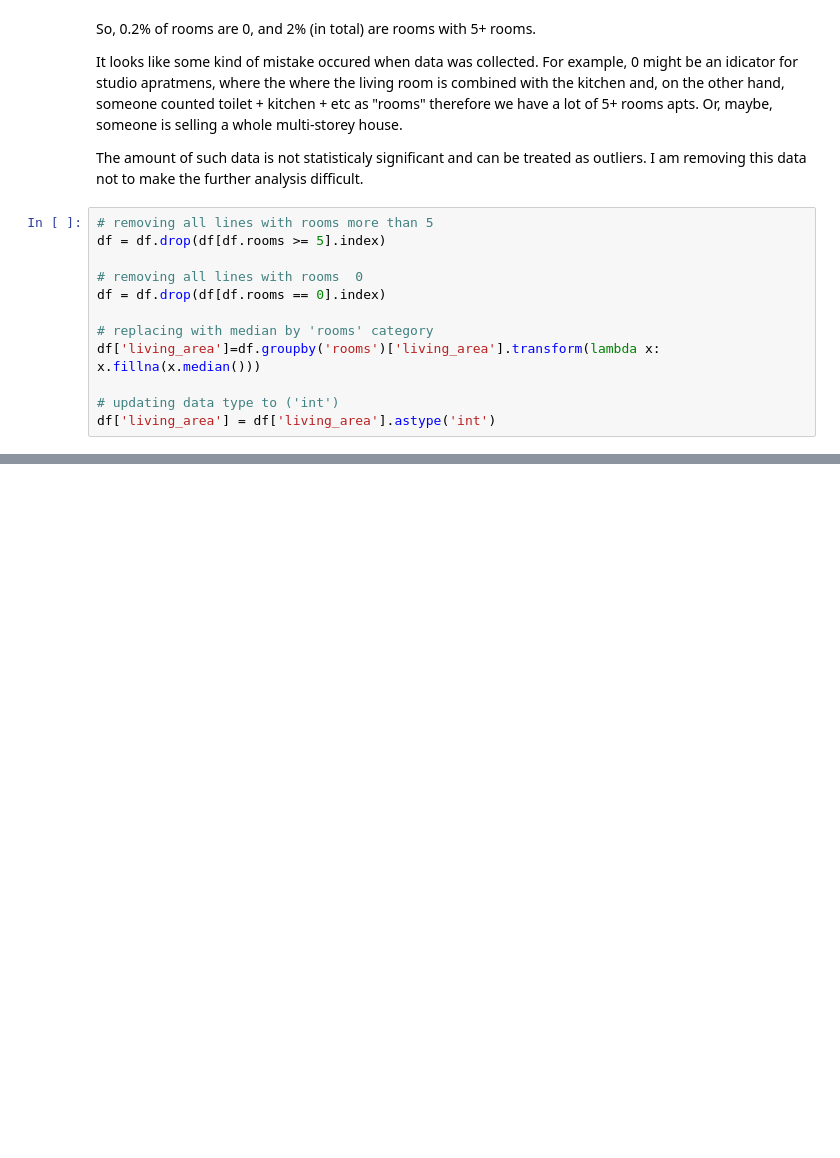
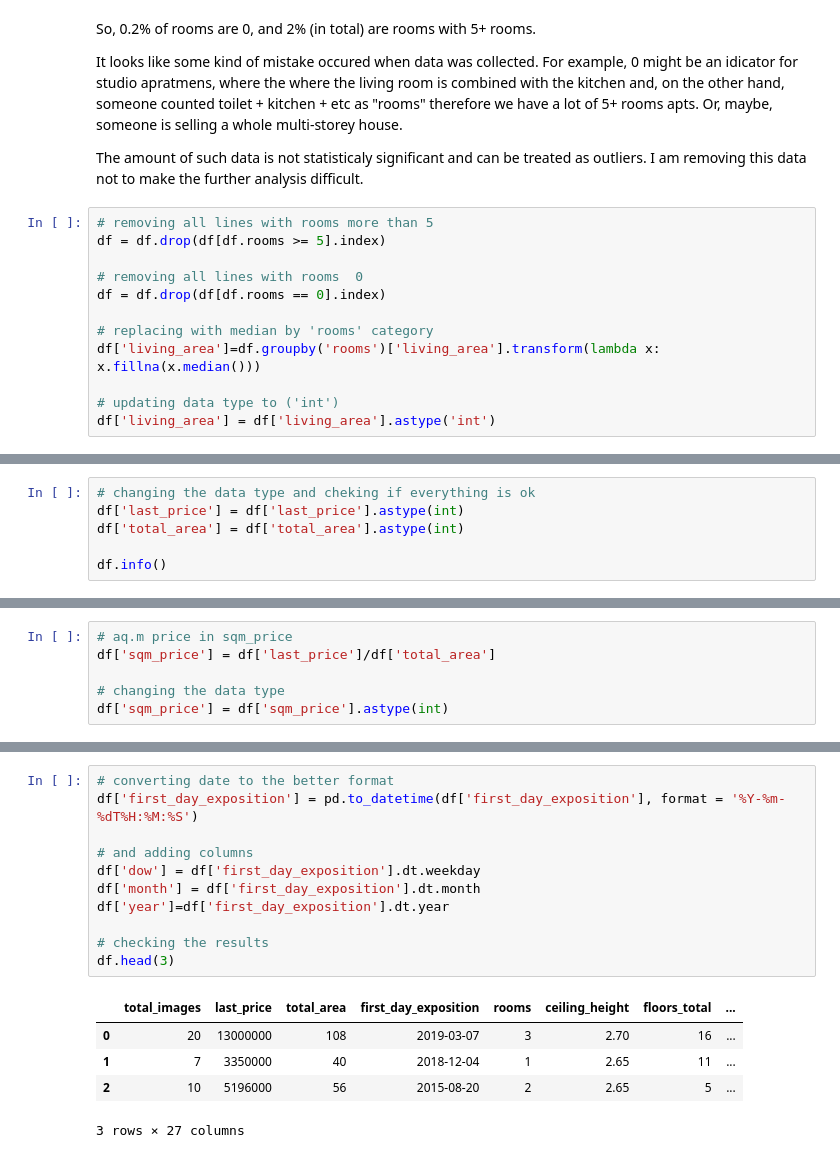
Before and after one commit to f4n9x/da_portfolio, a Jupyter notebook: 002_Real_Estate/real_estate.ipynb, the cells around one changed output, grey strips where cells are left out. Cells and saved outputs as stored; diff of their text form; blank space fills up the shorter version.

```diff
--- a/002_Real_Estate/real_estate.ipynb
+++ b/002_Real_Estate/real_estate.ipynb
@@ -350,0 +410,6 @@ df['living_area'] = df['living_area'].astype('int')
+# %%
+# changing the data type and cheking if everything is ok
+df['last_price'] = df['last_price'].astype(int)
+df['total_area'] = df['total_area'].astype(int)
+
+df.info()
@@ -350,0 +442,6 @@ df['living_area'] = df['living_area'].astype('int')
+# %%
+# aq.m price in sqm_price
+df['sqm_price'] = df['last_price']/df['total_area']
+
+# changing the data type
+df['sqm_price'] = df['sqm_price'].astype(int)
@@ -350,0 +456,17 @@ df['living_area'] = df['living_area'].astype('int')
+# %%
+# converting date to the better format
+df['first_day_exposition'] = pd.to_datetime(df['first_day_exposition'], format = '%Y-%m-%dT%H:%M:%S')
+
+# and adding columns
+df['dow'] = df['first_day_exposition'].dt.weekday
+df['month'] = df['first_day_exposition'].dt.month
+df['year']=df['first_day_exposition'].dt.year
+
+# checking the results
+df.head(3)
+# %% [output]
+|  | total_images | last_price | total_area | first_day_exposition | rooms | ceiling_height | floors_total | ... |
+| 0 | 20 | 13000000 | 108 | 2019-03-07 | 3 | 2.70 | 16 | ... |
+| 1 | 7 | 3350000 | 40 | 2018-12-04 | 1 | 2.65 | 11 | ... |
+| 2 | 10 | 5196000 | 56 | 2015-08-20 | 2 | 2.65 | 5 | ... |
+3 rows × 27 columns
```
Also changed, not shown: parts of 15 cells of this notebook.
